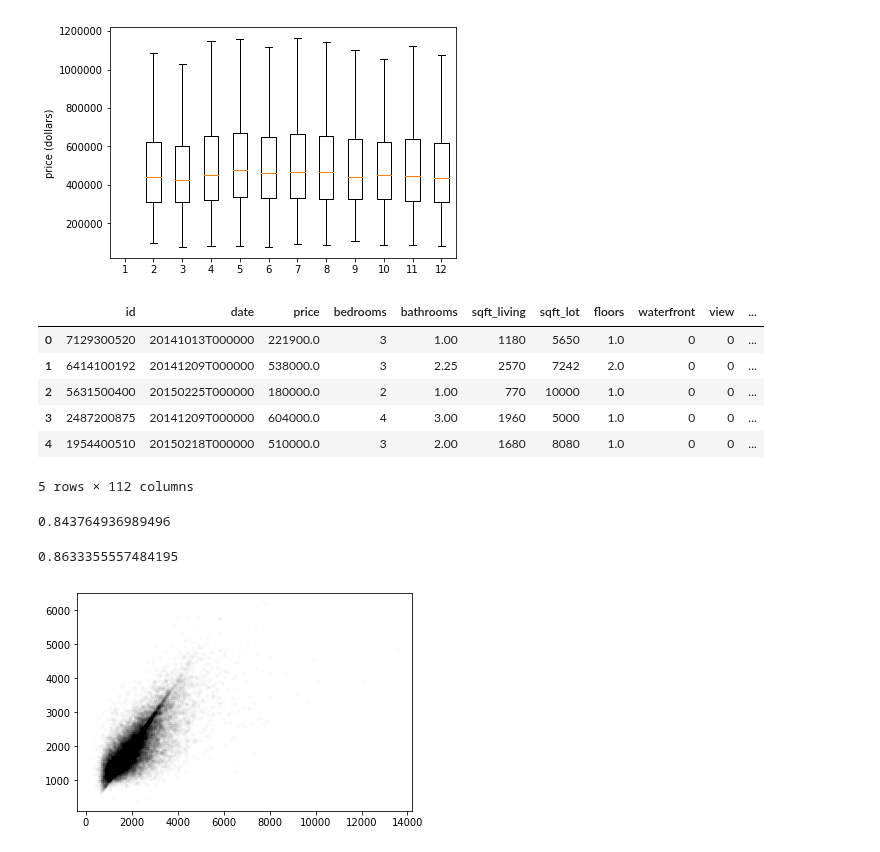
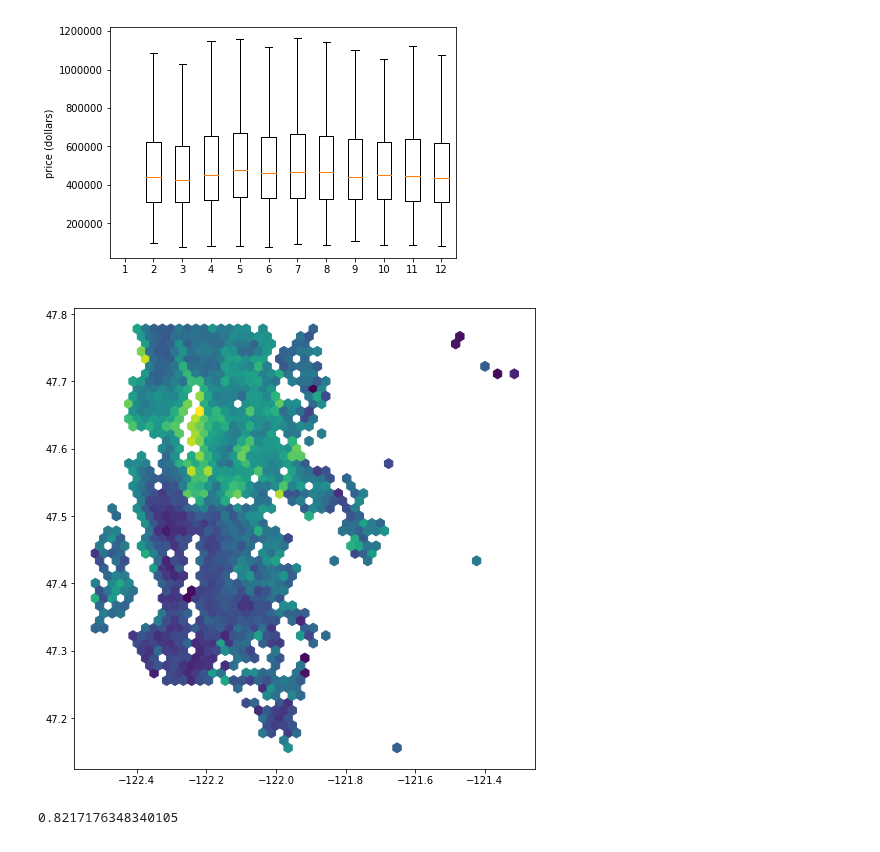
Before and after one commit to scrudgey/house-prices, a Jupyter notebook: Real estate price regression with XGBoost.ipynb, the cells around one changed output. Cells and saved outputs as stored; diff of their text form; code cells hidden in the pictures.

Commit message:
started plotting

```diff
--- a/Real estate price regression with XGBoost.ipynb
+++ b/Real estate price regression with XGBoost.ipynb
@@ -260,58 +332,18 @@ ax.set_ylabel('price (dollars)')
 plt.show(fig)
 # %% [output]
 [figure]
-# %%
-# one-hot encode day of week, month, and year
-onehot_encoder = preprocessing.OneHotEncoder()
-onehot_encoder.fit(day_of_week.reshape(-1, 1))
-day_labels = onehot_encoder.transform(day_of_week.reshape(-1, 1)).toarray()
-day_pd = pd.DataFrame(data=day_labels, columns=['mon', 'tue', 'wed', 'thu', 'fri', 'sat', 'sun'])
-
-onehot_encoder.fit(month_of_year.reshape(-1, 1))
-month_labels = onehot_encoder.transform(month_of_year.reshape(-1, 1)).toarray()
-month_pd = pd.DataFrame(data=month_labels, columns=['jan', 'feb', 'mar', 'apr', 'may',
-                                                  'jun', 'jul', 'aug', 'sep', 'oct',
-                                                  'nov', 'dec'])
-onehot_encoder.fit(year.reshape(-1, 1))
-year_labels = onehot_encoder.transform(year.reshape(-1, 1)).toarray()
-year_pd = pd.DataFrame(data=year_labels, columns=['2014', '2015'])
-
-abs_pd = pd.DataFrame(data=absolute_day, columns=['absolute_day'])
-dat_5 = dat_2.join([day_pd, month_pd, year_pd, abs_pd])
-dat_5.head()
-# %% [output]
-|  | id | date | price | bedrooms | bathrooms | sqft_living | sqft_lot | floors | waterfront | view | ... |
-| 0 | 7129300520 | 20141013T000000 | 221900.0 | 3 | 1.00 | 1180 | 5650 | 1.0 | 0 | 0 | ... |
-| 1 | 6414100192 | 20141209T000000 | 538000.0 | 3 | 2.25 | 2570 | 7242 | 2.0 | 0 | 0 | ... |
-| 2 | 5631500400 | 20150225T000000 | 180000.0 | 2 | 1.00 | 770 | 10000 | 1.0 | 0 | 0 | ... |
-| 3 | 2487200875 | 20141209T000000 | 604000.0 | 4 | 3.00 | 1960 | 5000 | 1.0 | 0 | 0 | ... |
-| 4 | 1954400510 | 20150218T000000 | 510000.0 | 3 | 2.00 | 1680 | 8080 | 1.0 | 0 | 0 | ... |
-5 rows × 112 columns
+# %%
+fig = plt.figure(figsize=(8, 8))
+ax = fig.add_axes([0.1, 0.1, 0.8, 0.8])
+ax.hexbin(dat['long'], dat['lat'], C=dat['price'], bins='log', gridsize=50)
+plt.show(fig)
+# %% [output]
+[figure, added]
 # %%
 # features found to be useful
-feature_columns_5 = ['sqft_living', 'grade', 'sqft_above', 'sqft_living15', 'bathrooms', 'view', 'sqft_basement', 'lat', 'waterfront', 'yr_built', 'bedrooms']
-
-# add the zip code columns
-# feature_columns_5 += pca_labels
-feature_columns_5 += zip_column_names
-feature_columns_5 += ['mon', 'tue', 'wed', 'thu', 'fri', 'sat', 'sun']
-feature_columns_5 += ['jan', 'feb', 'mar', 'apr', 'may', 'jun', 'jul', 'aug', 'sep', 'oct', 'nov', 'dec']
-feature_columns_5 += ['absolute_day']
-feature_columns_5 += ['2014', '2015']
+feature_columns_5 = ['sqft_living', 'grade', 'sqft_above', 'sqft_living15', 'bathrooms', 'view', 'sqft_basement', 'lat', 'long', 'waterfront', 'yr_built', 'bedrooms']
 
 # evaluate the regression on the transformed dataset
-score_xgb(dat_5, feature_columns_5)
+score_xgb(dat, ['bathrooms', 'view','sqft_living', 'grade', 'lat', 'long', 'zipcode'])
 # %% [output]
-0.843764936989496
+0.8217176348340105
-# %%
-# dataset: zip PCA
-feature_columns_3 = ['sqft_living','grade', 'sqft_above', 'sqft_living15', 'bathrooms','view','sqft_basement','lat','waterfront','yr_built','bedrooms']
-feature_columns_3 += pca_labels
-score_xgb(dat_3, feature_columns_3)
-# %% [output]
-0.8633355557484195
-# %%
-plt.plot(dat.sqft_living, dat.sqft_living15, 'k.', alpha=0.01)
-plt.show()
-# %% [output]
-[figure, removed]
```
Also changed, not shown: parts of 11 cells of this notebook.
